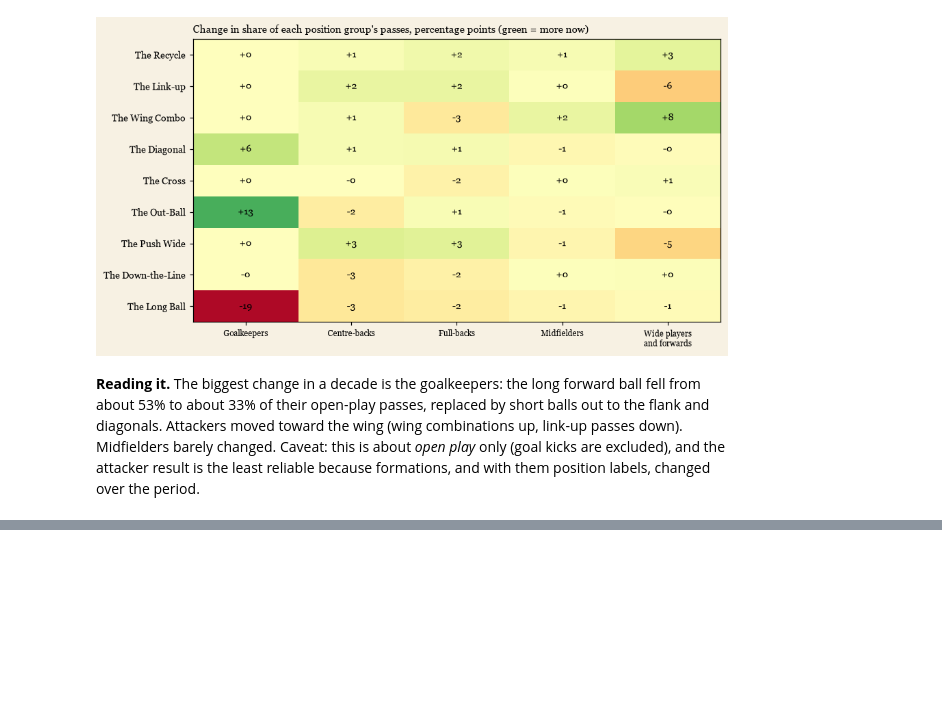
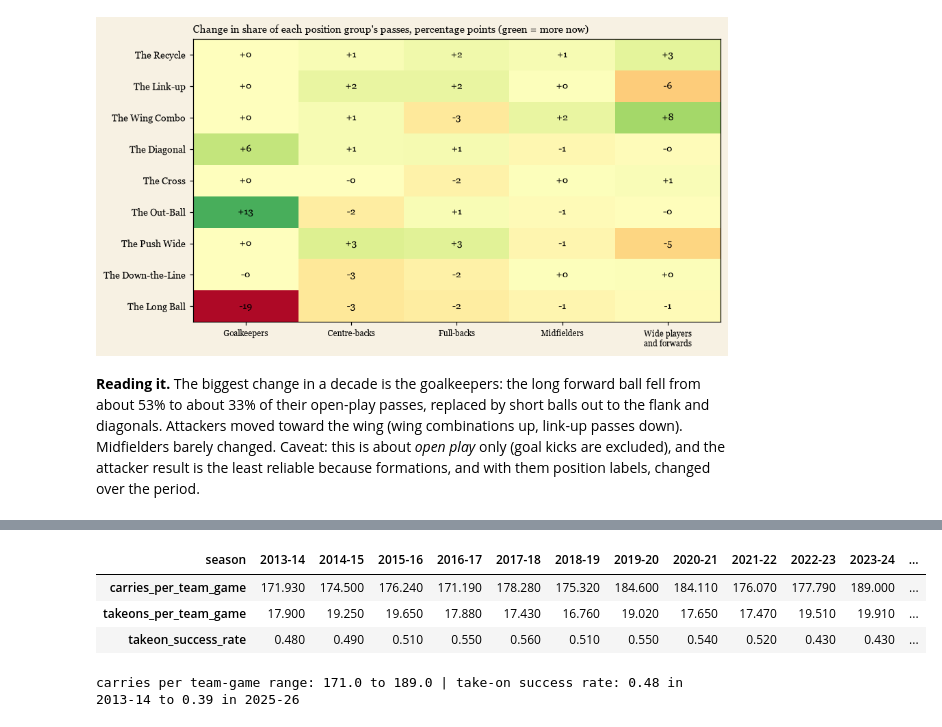
Before and after one commit to chuongt1311-droid/EPL-Player-Clustering, a Jupyter notebook: notebooks/EPL_Player_Clustering.ipynb, the cells around one changed output, grey strips where cells are left out. Drawn from its saved outputs; the diff is of its cells as text; code cells hidden in the pictures; blank space fills up the shorter version.

```diff
--- a/notebooks/EPL_Player_Clustering.ipynb
+++ b/notebooks/EPL_Player_Clustering.ipynb
@@ -1125,0 +1132,39 @@ MID: mean split-half reliability of the nine shares, full-sample scale: 0.75
+# %%
+import sys; sys.path.insert(0, str(ROOT)); import carries as cr
+from sklearn.linear_model import Ridge
+from sklearn.model_selection import cross_val_predict
+from sklearn.metrics import cohen_kappa_score
+MEAS = ['car90', 'prog90', 'to90', 'xt90c', 'gain90']; MEAS4 = ['car90', 'prog90', 'to90', 'xt90c']
+fcs, fcv, fzn = CACHE / 'carry_sums.parquet', CACHE / 'carry_coverage.csv', CACHE / 'carry_zones.parquet'
+if not (fcs.exists() and fcv.exists() and fzn.exists()):
+    cols_ = ['game_id', 'team_id', 'player_id', 'type_name', 'result_name', 'start_x', 'start_y', 'end_x', 'end_y', 'season']; ACT, GAM = [], []
+    for tag in [f'h{a:02d}{a + 1:02d}' for a in range(13, 25)] + ['pl']:
+        a_ = pd.read_parquet(SPADL / f'actions_{tag}.parquet', columns=cols_); ACT.append(a_[a_.type_name.isin(['dribble', 'take_on'])]); GAM.append(pd.read_parquet(SPADL / f'games_{tag}.parquet')[['game_id', 'home_team_id']].drop_duplicates())
+    ACT = pd.concat(ACT, ignore_index=True); GAM = pd.concat(GAM).drop_duplicates('game_id')
+    tg = ACT.groupby('season').game_id.nunique() * 2                                          # team-games per season
+    cov = pd.DataFrame({'carries_per_team_game': ACT[ACT.type_name == 'dribble'].groupby('season').size() / tg, 'takeons_per_team_game': ACT[ACT.type_name == 'take_on'].groupby('season').size() / tg,
+                        'takeon_success_rate': ACT[ACT.type_name == 'take_on'].groupby('season').result_name.apply(lambda r: (r == 'success').mean())}); cov.to_csv(fcv)
+    pg = pp[['player_id', 'season', 'game_id', 'date']].drop_duplicates().sort_values(['player_id', 'season', 'date', 'game_id']); pg['half'] = pg.groupby(['player_id', 'season']).cumcount() % 2
+    mins_g = pm.groupby(['player_id', 'season', 'game_id']).minutes.sum().reset_index()
+    cr.carry_sums(ACT, GAM, pg[['player_id', 'season', 'game_id', 'half']], mins_g, flat).to_parquet(fcs)
+    c_ = ACT[ACT.type_name == 'dribble'].merge(GAM, on='game_id').dropna(subset=['player_id', 'start_x', 'start_y']); aw = (c_.team_id != c_.home_team_id).to_numpy()
+    c_['sx'] = np.where(aw, 105 - c_.start_x, c_.start_x); c_['sy'] = np.where(aw, 68 - c_.start_y, c_.start_y); c_['player_id'] = c_.player_id.astype('int64')
+    c_['final_share'] = (c_.sx >= 70).astype(float); c_['own_share'] = (c_.sx < 35).astype(float); c_['wide_share'] = ((c_.sy - 34).abs() >= 17).astype(float)
+    c_.groupby(['player_id', 'season'])[['final_share', 'own_share', 'wide_share']].mean().reset_index().to_parquet(fzn); del ACT, c_
+CS, COV, ZN = pd.read_parquet(fcs), pd.read_csv(fcv, index_col=0), pd.read_parquet(fzn)
+M_all = cr.carry_measures(CS); mask_ = (S2.n_passes >= S2.grp.map(CUTS).fillna(10**9)).to_numpy(); P2 = S2[mask_].reset_index(drop=True)
+CP = P2[['player_id', 'season', 'name', 'grp', 'role', 'minutes', 'n_passes']].join(M_all, on=['player_id', 'season'])
+TIER_CUTS, DRIB_CUTS = {}, {}; CP['comp'] = np.nan; CP['tier'] = None; CP['dtier'] = None
+for g_ in GROUPS:
+    m = (CP.grp == g_).to_numpy(); ref = CP.loc[m, MEAS + ['to_per_carry']]; comp = cr.carry_composite(ref, ref); TIER_CUTS[g_] = cr.tier_cuts(comp); DRIB_CUTS[g_] = cr.tier_cuts(ref.to_per_carry)
+    CP.loc[m, 'comp'] = comp.to_numpy(); CP.loc[m, 'tier'] = cr.carry_tier(comp, TIER_CUTS[g_]).to_numpy(); CP.loc[m, 'dtier'] = cr.carry_tier(ref.to_per_carry, DRIB_CUTS[g_]).to_numpy()
+zin = lambda M: np.c_[np.log1p(M.car90.clip(lower=0)), np.log1p(M.prog90.clip(lower=0)), np.log1p(M.to90.clip(lower=0)), M.xt90c]
+Z0 = zin(CP.dropna(subset=MEAS4)); ZMU, ZSD = Z0.mean(0), Z0.std(0)                           # pooled z-parameters for the similarity block
+VP = float(np.sqrt(P2[sc].to_numpy()).var(0).sum()); W_CARRY = 0.25; CW = float(np.sqrt(W_CARRY * VP / 4))
+MA, MB = cr.carry_measures(CS, half=0), cr.carry_measures(CS, half=1); ix = pd.MultiIndex.from_frame(CP[['player_id', 'season']]); A_, B_ = MA.reindex(ix).reset_index(drop=True), MB.reindex(ix).reset_index(drop=True)
+okn = (A_[MEAS4].notna().all(axis=1) & B_[MEAS4].notna().all(axis=1)).to_numpy(); hp = [np.sqrt(h[mask_][okn] / h[mask_][okn].sum(1, keepdims=True)) for h in HALF]
+XAn, XBn = np.hstack([hp[0], (zin(A_[okn]) - ZMU) / ZSD * CW]), np.hstack([hp[1], (zin(B_[okn]) - ZMU) / ZSD * CW]); NOISE_C = float(np.median(np.sqrt(((XAn - XBn) ** 2).sum(1))) / np.sqrt(2))   # noise scale of the carrying-aware distance
+print(f'noise scale of the similar-player distance with carries (two full seasons): {NOISE_C:.3f}')
+print(f'{len(CP):,} player-seasons at the page cutoffs; carry measures available for {CP.car90.notna().mean():.1%} (minutes floor {cr.MIN_MINUTES})')
+print('tier cut points (composite z):', {k: tuple(round(x, 2) for x in v) for k, v in TIER_CUTS.items()}, '| similarity carry-block scale', round(CW, 4))
+display(CP.groupby('grp')[MEAS4 + ['to_per_carry']].mean().round(2))
@@ -1301,0 +1371,10 @@ goalkeepers' share of their open-play passes (%):
+# %%
+display(COV.round(2).T)
+assert COV.carries_per_team_game.between(165, 195).all()
+print('carries per team-game range:', COV.carries_per_team_game.min().round(0), 'to', COV.carries_per_team_game.max().round(0), '| take-on success rate:', COV.takeon_success_rate.iloc[0].round(2), 'in', COV.index[0], 'to', COV.takeon_success_rate.iloc[-2].round(2), 'in', COV.index[-2])
+# %% [output]
+| season | 2013-14 | 2014-15 | 2015-16 | 2016-17 | 2017-18 | 2018-19 | 2019-20 | 2020-21 | 2021-22 | 2022-23 | 2023-24 | ... |
+| carries_per_team_game | 171.930 | 174.500 | 176.240 | 171.190 | 178.280 | 175.320 | 184.600 | 184.110 | 176.070 | 177.790 | 189.000 | ... |
+| takeons_per_team_game | 17.900 | 19.250 | 19.650 | 17.880 | 17.430 | 16.760 | 19.020 | 17.650 | 17.470 | 19.510 | 19.910 | ... |
+| takeon_success_rate | 0.480 | 0.490 | 0.510 | 0.550 | 0.560 | 0.510 | 0.550 | 0.540 | 0.520 | 0.430 | 0.430 | ... |
+carries per team-game range: 171.0 to 189.0 | take-on success rate: 0.48 in 2013-14 to 0.39 in 2025-26
```
Also changed, not shown: parts of 24 cells of this notebook, 12 other files.
